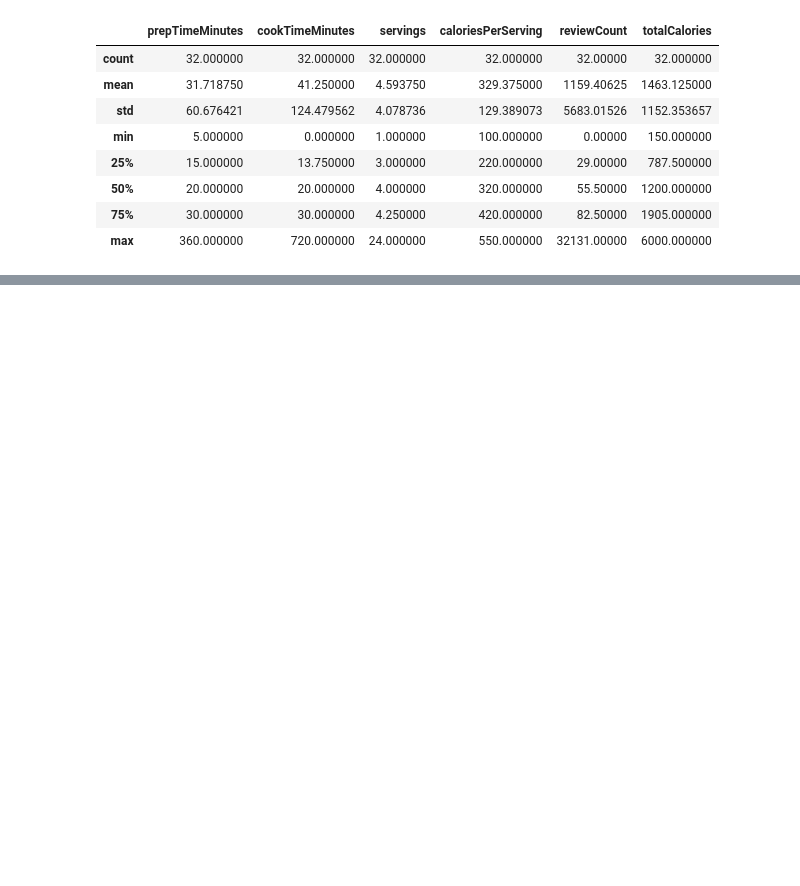
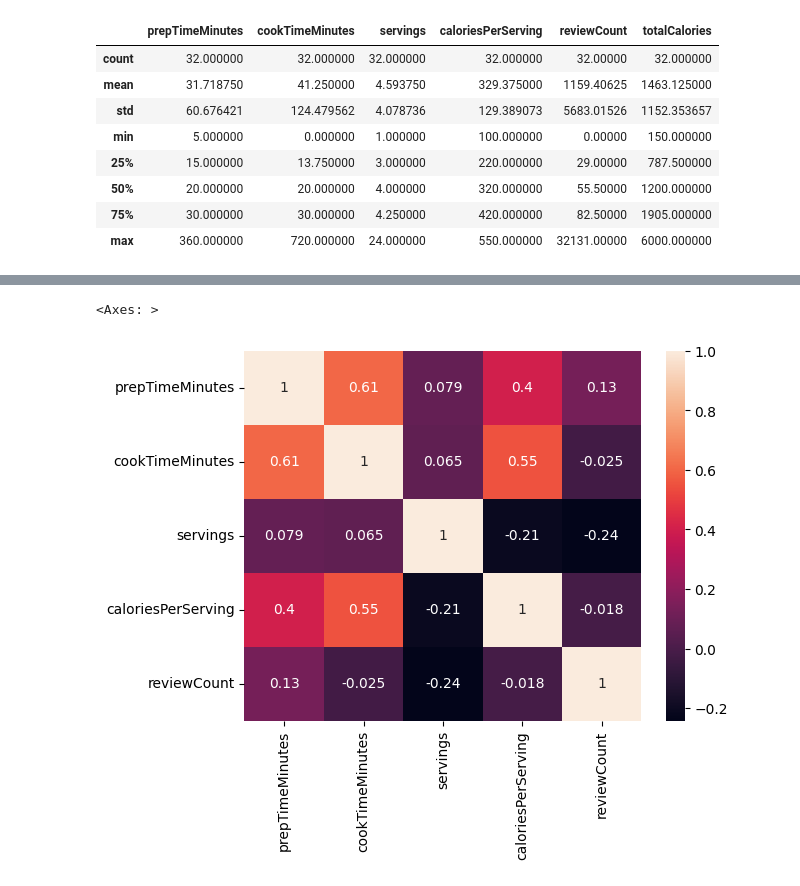
Before and after one commit to sojog/ADR-Python-iunie-2025, a Jupyter notebook: Ziua_2/21.pandas_retete.ipynb, the cells around one changed output, grey strips where cells are left out. Drawn from its saved outputs; the diff is of its cells as text; code cells hidden in the pictures; blank space fills up the shorter version.

```diff
--- a/Ziua_2/21.pandas_retete.ipynb
+++ b/Ziua_2/21.pandas_retete.ipynb
@@ -235,0 +255,9 @@ merged_df.describe()
+# %%
+import seaborn as sns
+
+corr = df.drop("name", axis=1).corr()
+
+sns.heatmap(corr, annot=True)
+# %% [output]
+<Axes: >
+[figure, added]
```
Also changed, not shown: parts of 2 cells of this notebook, 1 other file.
